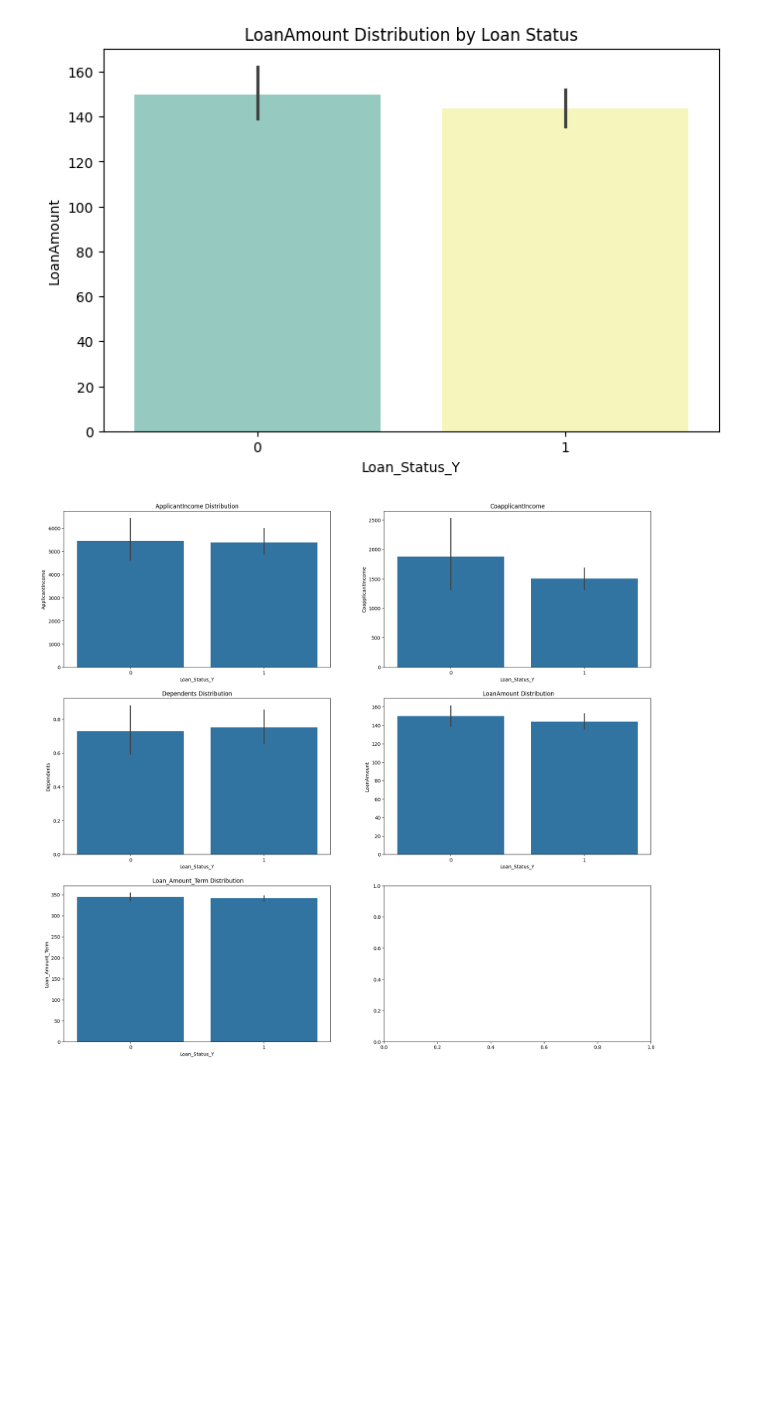
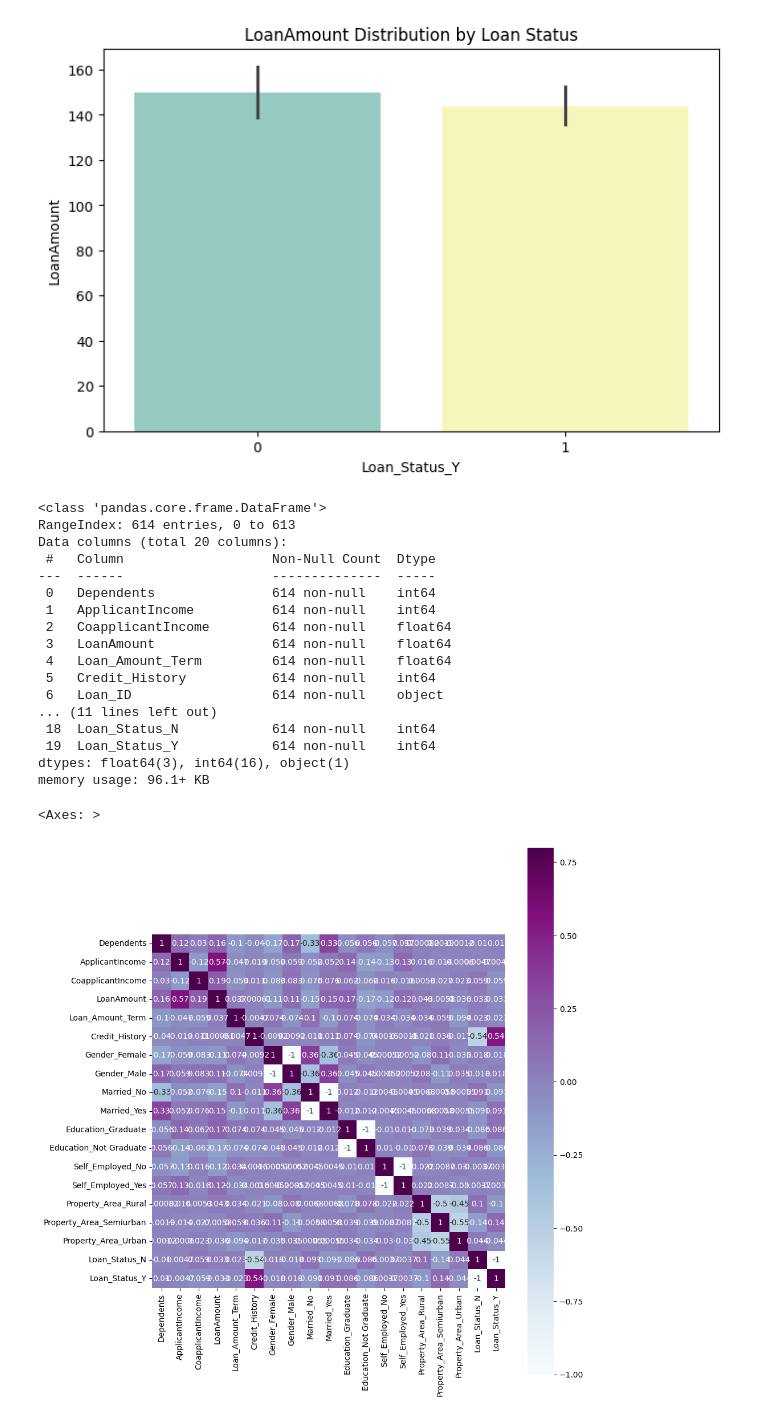
Before and after one commit to Tobiemma/ml_loan_classification, a Jupyter notebook: jupyter/loan_eda.ipynb, the cells around one changed output. Drawn from its saved outputs; the diff is of its cells as text; code cells hidden in the pictures; blank space fills up the shorter version.

```diff
--- a/jupyter/loan_eda.ipynb
+++ b/jupyter/loan_eda.ipynb
@@ -125,43 +147,33 @@ plt.show()
 # %% [output]
 [figure]
 # %%
-# Einstellen des Formats und der Größe der Zeichenfläche
-fig, axes = plt.subplots(nrows=3,ncols=2)#drei Zeilen, zwei Spalten
-fig.set_size_inches(22, 20)
-#print(df.columns)
-#print('cnt' in df.columns)
-
-# erste Diagramm ist ein Boxplot der Verteilung der Autovermietungen.
-sns.barplot(data=df_clean,x='Loan_Status_Y',y="ApplicantIncome",orient="v",ax=axes[0][0])
-
-#Zweite Diagramm, Boxplot der saisonalen Verteilung der Zahl der Autovermietungen
-sns.barplot(data=df_clean, x='Loan_Status_Y', y='CoapplicantIncome',orient="v",ax=axes[0][1])
-
-# dritte Diagramm, eine Darstellung der zeitlichen Verteilung der Zahl der Autovermietungen
-sns.barplot(data=df_clean,x='Loan_Status_Y', y='Dependents',orient="v",ax=axes[1][0])
-
-#Vierte Diagramm, Boxplot der Wochentagsverteilung der Mietwagenzahlen
-sns.barplot(data=df_clean,x='Loan_Status_Y', y='LoanAmount',orient="v",ax=axes[1][1])
-
-#funfte Grafik zeigt die wetterbedingte Verteilung der Zahl der Autovermietungen
-sns.barplot(data=df_clean,x='Loan_Status_Y', y='Loan_Amount_Term',orient="v",ax=axes[2][0])
-
-#funfte Grafik zeigt die wetterbedingte Verteilung der Zahl der Autovermietungen
-#sns.barplot(data=df_clean,x='ApplicantIncome', y= 'CoapplicantIncome',orient="v",ax=axes[2][1])
-
-# Vier Diagramme-Achsen und Titel erstellen
-axes[0][0].set(ylabel='ApplicantIncome',title="ApplicantIncome Distribution")
-
-axes[0][1].set(xlabel='Loan_Status_Y', ylabel='CoapplicantIncome',title="CoapplicantIncome")
-
-axes[1][0].set(xlabel='Loan_Status_Y', ylabel='Dependents',title="Dependents Distribution")
-
-axes[1][1].set(xlabel='Loan_Status_Y', ylabel='LoanAmount',title=" LoanAmount Distribution")
-
-axes[2][0].set(xlabel='Loan_Status_Y', ylabel='Loan_Amount_Term',title=" Loan_Amount_Term Distribution")
-
-#axes[2][1].set( xlabel='ApplicantIncome', ylabel= 'CoapplicantIncome',title=" Income Distribution")
-
-plt.show()
+df_clean.info()
 # %% [output]
-[figure, removed]
+<class 'pandas.core.frame.DataFrame'>
+RangeIndex: 614 entries, 0 to 613
+Data columns (total 20 columns):
+ #   Column                   Non-Null Count  Dtype
+---  ------                   --------------  -----
+ 0   Dependents               614 non-null    int64
+ 1   ApplicantIncome          614 non-null    int64
+ 2   CoapplicantIncome        614 non-null    float64
+ 3   LoanAmount               614 non-null    float64
+ 4   Loan_Amount_Term         614 non-null    float64
+ 5   Credit_History           614 non-null    int64
+ 6   Loan_ID                  614 non-null    object
+... (11 lines left out)
+ 18  Loan_Status_N            614 non-null    int64
+ 19  Loan_Status_Y            614 non-null    int64
+dtypes: float64(3), int64(16), object(1)
+memory usage: 96.1+ KB
+# %%
+#Supprimer loan_id
+df_clean.drop('Loan_ID', axis=1, inplace = True)
+# %%
+# Correlation des variables numériques
+matrix = df_clean.corr()
+f,ax = plt.subplots(figsize=(10,12))
+sns.heatmap(matrix, vmax =.8, square = True, cmap= 'BuPu',annot = True)
+# %% [output]
+<Axes: >
+[figure, added]
```
Also changed, not shown: parts of 26 cells of this notebook.
